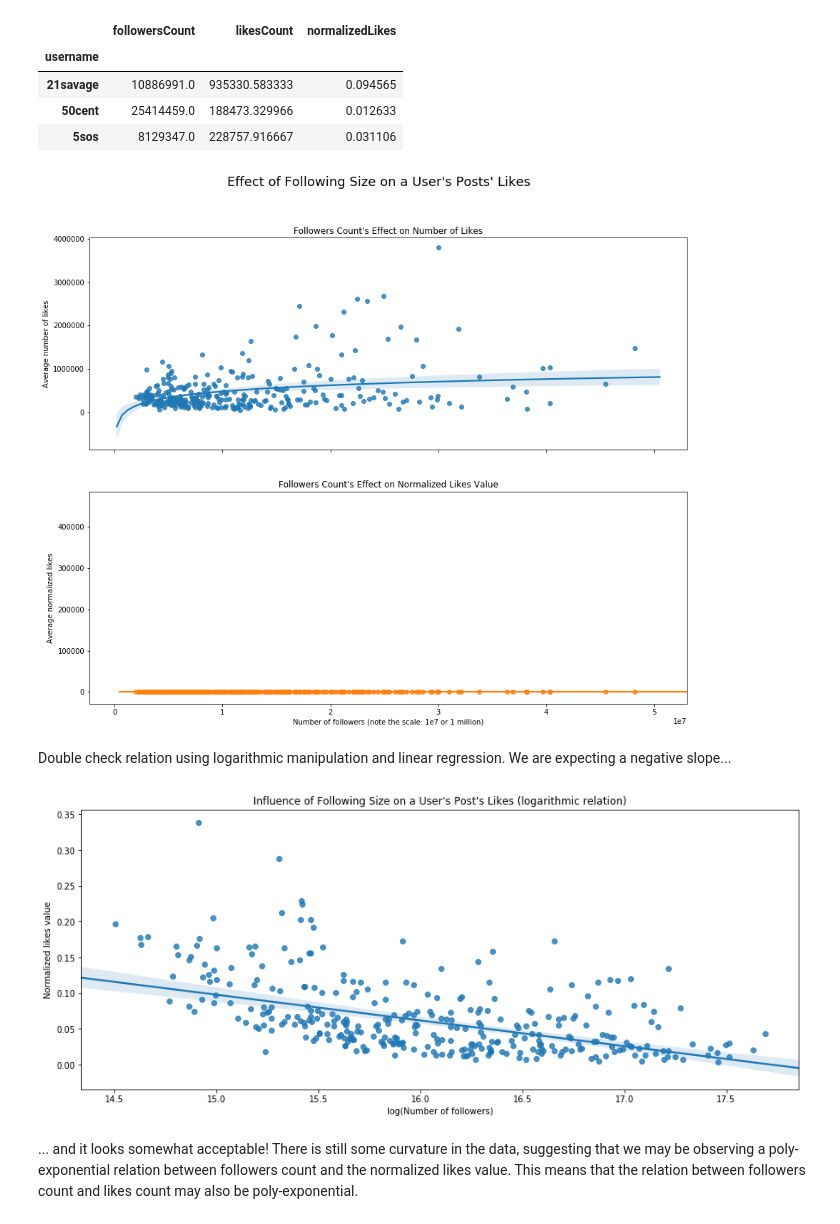
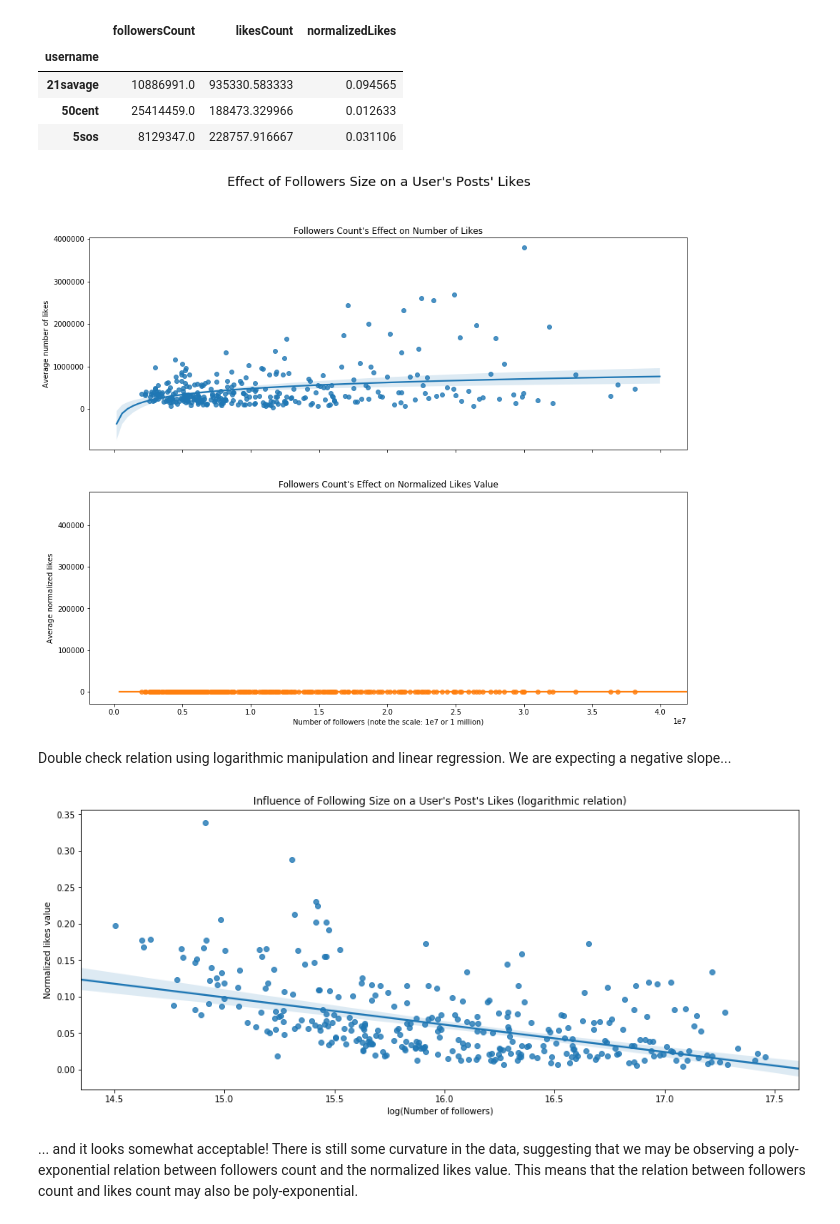
Before and after one commit to ishan3247/Predictagram, a Jupyter notebook: analysis/analysis.ipynb, the cells around one changed output. Drawn from its saved outputs; the diff is of its cells as text; code cells hidden in the pictures.

```diff
--- a/analysis/analysis.ipynb
+++ b/analysis/analysis.ipynb
@@ -15,7 +15,7 @@ df_main = pd.read_json('../data/new/data.json')
 # %% [markdown]
 Upon examining some visualizations, we discovered that there are some outliers that would skew our prediction model. These are data points with abnormally high follower counts. To account for this, we remove the top 10% quantile of posts, sorted by followers count.
 # %%
-df_main = df_main[df_main['followersCount'].between(df_main['followersCount'].quantile(0.0), df_main['followersCount'].quantile(0.95))]
+df_main = df_main[df_main['followersCount'].between(df_main['followersCount'].quantile(0.0), df_main['followersCount'].quantile(0.90))]
 # %% [markdown]
 The next set of rows to drop are ones whose users are not verified. We perform this filtering because we found that only a tiny percentage of the users were unverified, so, once again, we sacrificed some data points for better data consistency. Directly below is the justification.
 # %%
@@ -123,19 +123,19 @@ df_avgs.head(3)
 # %%
 # create two plots showing the effect of followers count on likes count
 fig, axes = plt.subplots(2, 1, figsize=(15, 12), sharex=True)
 sns.regplot(x=df_avgs['followersCount'], y=df_avgs['likesCount'], ax=axes[0], logx=True)
 sns.regplot(x=df_avgs['followersCount'], y=df_avgs['normalizedLikes'], ax=axes[1], logx=True)
 axes[0].set_title('Followers Count\'s Effect on Number of Likes')
 axes[0].set_xlabel('')
 axes[0].set_ylabel('Average number of likes')
 axes[1].set_title('Followers Count\'s Effect on Normalized Likes Value')
 axes[1].set_ylabel('Average normalized likes')
 plt.xlabel('Number of followers (note the scale: 1e7 or 1 million)')
-fig.suptitle('Effect of Following Size on a User\'s Posts\' Likes', fontsize=18)
-plt.savefig('../analysis_deliverable/assets/following_size_On_Users.png')
+fig.suptitle('Effect of Followers Size on a User\'s Posts\' Likes', fontsize=18)
+plt.savefig('../analysis_deliverable/assets/followers_size_On_Users.png')
 plt.show()
 # %% [output]
-[figure, old version]
+[figure, new version]
 # %% [markdown]
 Double check relation using logarithmic manipulation and linear regression. We are expecting a negative slope...
 # %%
@@ -148,7 +148,7 @@ plt.ylabel('Normalized likes value')
 plt.savefig('../analysis_deliverable/assets/influence_of_following_size_one_user_post_likes.png')
 plt.show()
 # %% [output]
-[figure, old version]
+[figure, new version]
 # %% [markdown]
 ... and it looks somewhat acceptable! There is still some curvature in the data, suggesting that we may be observing a poly-exponential relation between followers count and the normalized likes value. This means that the relation between followers count and likes count may also be poly-exponential.
 # %% [markdown]
```
Also changed, not shown: parts of 7 cells of this notebook, 9 other files.
